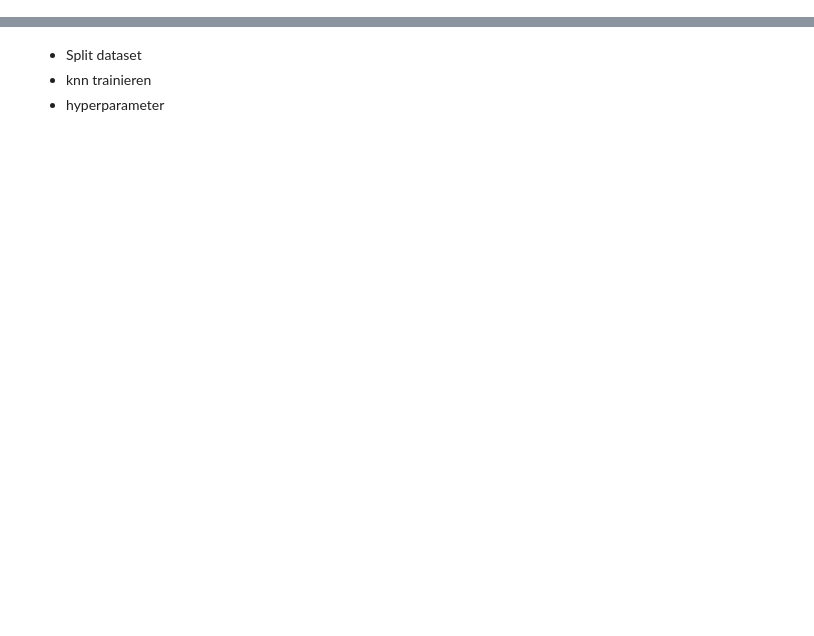
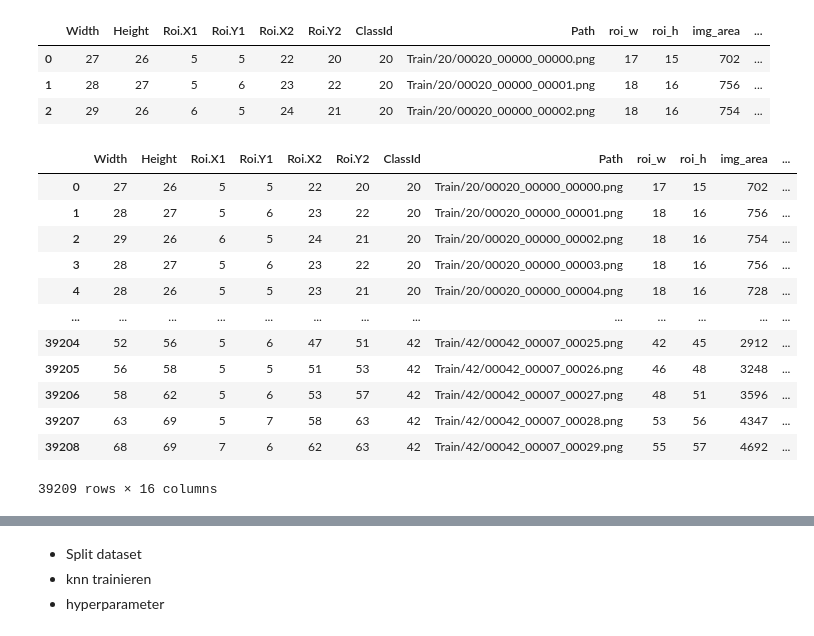
Before and after one commit to aleski017/DS_Assignment_1_Group_3, a Jupyter notebook: EDA.ipynb, the cells around one changed output, grey strips where cells are left out. Drawn from its saved outputs; the diff is of its cells as text; code cells hidden in the pictures; blank space fills up the shorter version.

```diff
--- a/EDA.ipynb
+++ b/EDA.ipynb
@@ -26,11 +24,51 @@ Error: Destination path './gtrsb_dataset\1' already exists
 from pathlib import Path
 import pandas as pd
 
-# Get the root path of the dataset
-DATA_ROOT = Path("gtrsb_dataset") / "1"
+train_df = pd.read_csv(os.path.join(DF_PATH, 'Train.csv'))
+test_df = pd.read_csv(os.path.join(DF_PATH, 'Test.csv'))
+meta_df = pd.read_csv(os.path.join(DF_PATH, 'Meta.csv'))
+for df in [train_df, test_df]:
+      df["roi_w"] = (df["Roi.X2"] - df["Roi.X1"]).clip(lower=1)
+      df["roi_h"] = (df["Roi.Y2"] - df["Roi.Y1"]).clip(lower=1)
+      df["img_area"] = df["Width"] * df["Height"]
+      df["roi_area"] = df["roi_w"] * df["roi_h"]
+      df["roi_cover"] = (df["roi_area"] / df["img_area"]).clip(upper=1.0)
 
-# Make dataset tables available in variables
-meta_df = pd.read_csv(DATA_ROOT / "Meta.csv")
-
-
-# Display data
+train_df.head(3)
+# %% [output]
+|  | Width | Height | Roi.X1 | Roi.Y1 | Roi.X2 | Roi.Y2 | ClassId | Path | roi_w | roi_h | img_area | ... |
+| 0 | 27 | 26 | 5 | 5 | 22 | 20 | 20 | Train/20/00020_00000_00000.png | 17 | 15 | 702 | ... |
+| 1 | 28 | 27 | 5 | 6 | 23 | 22 | 20 | Train/20/00020_00000_00001.png | 18 | 16 | 756 | ... |
+| 2 | 29 | 26 | 6 | 5 | 24 | 21 | 20 | Train/20/00020_00000_00002.png | 18 | 16 | 754 | ... |
+# %%
+
+class_column = meta_df['ClassId'].to_list()
+
+test_df = test_df.merge(
+    meta_df[['ClassId', 'ColorId', 'ShapeId', 'SignId']],
+    how='left',      # keep all rows in test_df
+    on='ClassId'     # match by ClassId
+)
+train_df = train_df.merge(
+    meta_df[['ClassId', 'ColorId', 'ShapeId', 'SignId']],
+    how='left',      # keep all rows in test_df
+    on='ClassId'     # match by ClassId
+)
+
+
+#test_df.rename(columns={'ColorId': 'Color'}, inplace=True)
+train_df
+# %% [output]
+|  | Width | Height | Roi.X1 | Roi.Y1 | Roi.X2 | Roi.Y2 | ClassId | Path | roi_w | roi_h | img_area | ... |
+| 0 | 27 | 26 | 5 | 5 | 22 | 20 | 20 | Train/20/00020_00000_00000.png | 17 | 15 | 702 | ... |
+| 1 | 28 | 27 | 5 | 6 | 23 | 22 | 20 | Train/20/00020_00000_00001.png | 18 | 16 | 756 | ... |
+| 2 | 29 | 26 | 6 | 5 | 24 | 21 | 20 | Train/20/00020_00000_00002.png | 18 | 16 | 754 | ... |
+| 3 | 28 | 27 | 5 | 6 | 23 | 22 | 20 | Train/20/00020_00000_00003.png | 18 | 16 | 756 | ... |
+| 4 | 28 | 26 | 5 | 5 | 23 | 21 | 20 | Train/20/00020_00000_00004.png | 18 | 16 | 728 | ... |
+| ... | ... | ... | ... | ... | ... | ... | ... | ... | ... | ... | ... | ... |
+| 39204 | 52 | 56 | 5 | 6 | 47 | 51 | 42 | Train/42/00042_00007_00025.png | 42 | 45 | 2912 | ... |
+| 39205 | 56 | 58 | 5 | 5 | 51 | 53 | 42 | Train/42/00042_00007_00026.png | 46 | 48 | 3248 | ... |
+| 39206 | 58 | 62 | 5 | 6 | 53 | 57 | 42 | Train/42/00042_00007_00027.png | 48 | 51 | 3596 | ... |
+| 39207 | 63 | 69 | 5 | 7 | 58 | 63 | 42 | Train/42/00042_00007_00028.png | 53 | 56 | 4347 | ... |
+| 39208 | 68 | 69 | 7 | 6 | 62 | 63 | 42 | Train/42/00042_00007_00029.png | 55 | 57 | 4692 | ... |
+39209 rows × 16 columns
```
Also changed, not shown: parts of 6 cells of this notebook.
